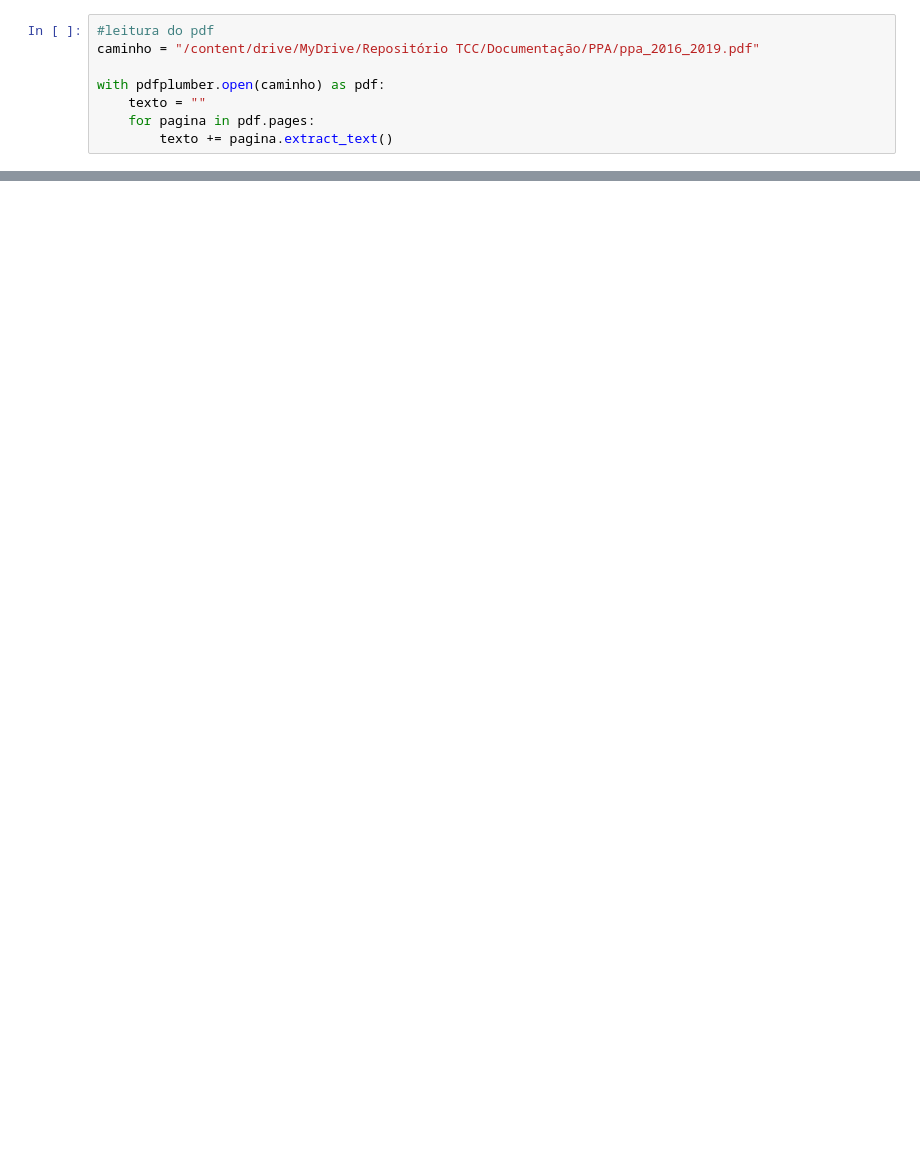
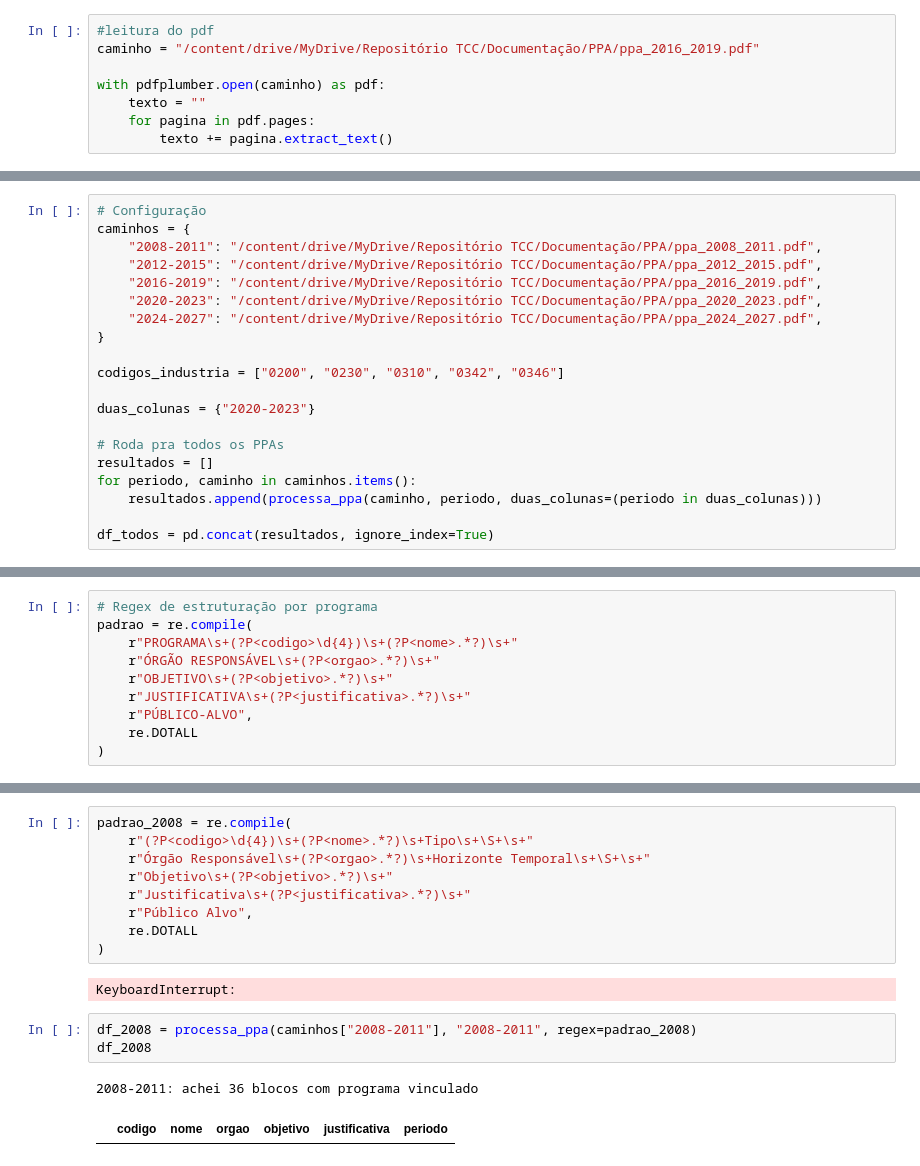
Before and after one commit to andreydeps/estudo-ci-ncia-de-dados, a Jupyter notebook: TCC.ipynb, the cells around one changed output, grey strips where cells are left out. Drawn from its saved outputs; the diff is of its cells as text; blank space fills up the shorter version.

```diff
--- a/TCC.ipynb
+++ b/TCC.ipynb
@@ -210,0 +150,20 @@ dtype: int64
+# %%
+# Configuração
+caminhos = {
+    "2008-2011": "/content/drive/MyDrive/Repositório TCC/Documentação/PPA/ppa_2008_2011.pdf",
+    "2012-2015": "/content/drive/MyDrive/Repositório TCC/Documentação/PPA/ppa_2012_2015.pdf",
+    "2016-2019": "/content/drive/MyDrive/Repositório TCC/Documentação/PPA/ppa_2016_2019.pdf",
+    "2020-2023": "/content/drive/MyDrive/Repositório TCC/Documentação/PPA/ppa_2020_2023.pdf",
+    "2024-2027": "/content/drive/MyDrive/Repositório TCC/Documentação/PPA/ppa_2024_2027.pdf",
+}
+
+codigos_industria = ["0200", "0230", "0310", "0342", "0346"]
+
+duas_colunas = {"2020-2023"}
+
+# Roda pra todos os PPAs
+resultados = []
+for periodo, caminho in caminhos.items():
+    resultados.append(processa_ppa(caminho, periodo, duas_colunas=(periodo in duas_colunas)))
+
+df_todos = pd.concat(resultados, ignore_index=True)
@@ -210,0 +179,10 @@ dtype: int64
+# %%
+# Regex de estruturação por programa
+padrao = re.compile(
+    r"PROGRAMA\s+(?P<codigo>\d{4})\s+(?P<nome>.*?)\s+"
+    r"ÓRGÃO RESPONSÁVEL\s+(?P<orgao>.*?)\s+"
+    r"OBJETIVO\s+(?P<objetivo>.*?)\s+"
+    r"JUSTIFICATIVA\s+(?P<justificativa>.*?)\s+"
+    r"PÚBLICO-ALVO",
+    re.DOTALL
+)
@@ -210,0 +227,17 @@ dtype: int64
+# %%
+padrao_2008 = re.compile(
+    r"(?P<codigo>\d{4})\s+(?P<nome>.*?)\s+Tipo\s+\S+\s+"
+    r"Órgão Responsável\s+(?P<orgao>.*?)\s+Horizonte Temporal\s+\S+\s+"
+    r"Objetivo\s+(?P<objetivo>.*?)\s+"
+    r"Justificativa\s+(?P<justificativa>.*?)\s+"
+    r"Público Alvo",
+    re.DOTALL
+)
+# %% [output]
+KeyboardInterrupt:
+# %%
+df_2008 = processa_ppa(caminhos["2008-2011"], "2008-2011", regex=padrao_2008)
+df_2008
+# %% [output]
+2008-2011: achei 36 blocos com programa vinculado
+|  | codigo | nome | orgao | objetivo | justificativa | periodo |
```
Also changed, not shown: parts of 22 cells of this notebook.
